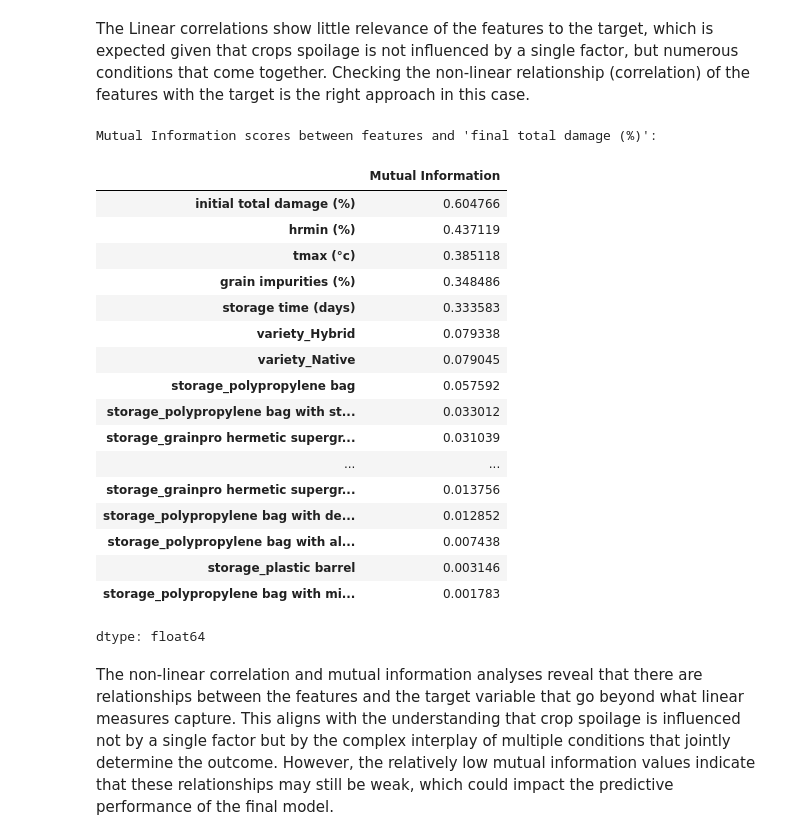
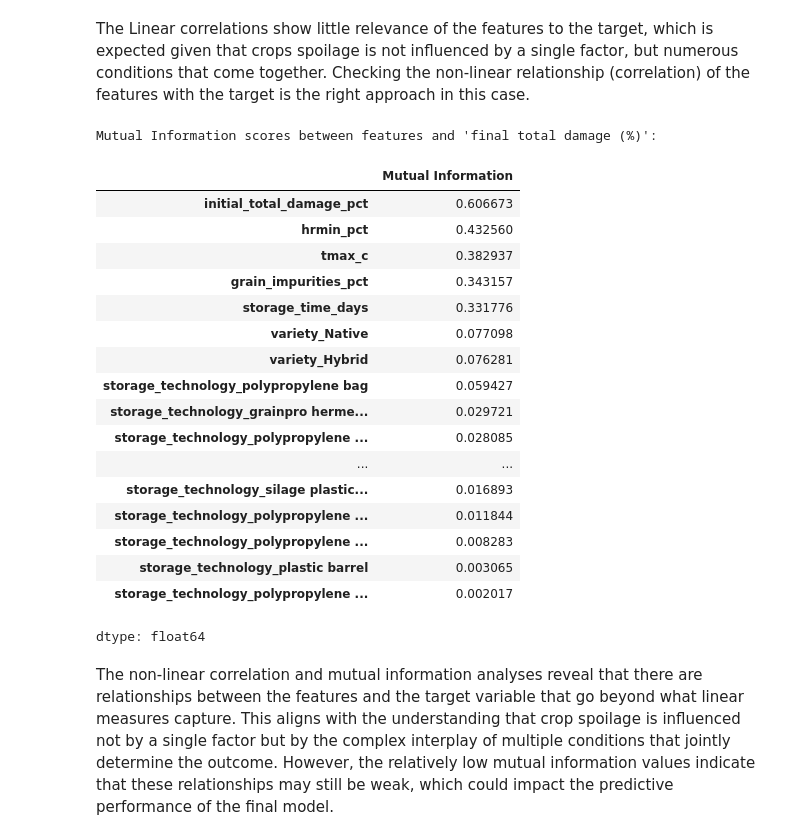
Before and after one commit to Chrisos10/CropWatch, a Jupyter notebook: model_training/Capstone_Model_Training.ipynb, the cells around one changed output. Saved outputs shown, nothing was run; the diff lists cells and outputs as text; code cells hidden in the pictures.

```diff
--- a/model_training/Capstone_Model_Training.ipynb
+++ b/model_training/Capstone_Model_Training.ipynb
@@ -304,3 +332,15 @@ df_clean.head()
 # %%
 # Dropping the environment column dummy
 df_clean.drop(columns=['Environment'], inplace=True)
+# %%
+# renaming the column names and removing spaces and special characters
+df_clean = df_clean.rename(columns={
+    'storage technology': 'storage_technology',
+    'tmax (°c)': 'tmax_c',
+    'hrmin (%)': 'hrmin_pct',
+    'variety': 'variety',
+    'storage time (days)': 'storage_time_days',
+    'grain impurities (%)': 'grain_impurities_pct',
+    'initial total damage (%)': 'initial_total_damage_pct',
+    'final total damage  (%)': 'final_total_damage_pct'
+})
@@ -337,0 +369,19 @@ display(df_encoded.head())
+# %%
+# Columns to encode
+categorical_cols = ['storage_technology', 'variety']
+
+# One-hot encoder
+encoder = OneHotEncoder(handle_unknown='ignore', sparse_output=False)
+
+# Fit & transform on the full dataset
+encoded_features = encoder.fit_transform(df_clean[categorical_cols])
+
+# Build encoded DataFrame
+encoded_data = pd.DataFrame(
+    encoded_features,
+    columns=encoder.get_feature_names_out(categorical_cols),
+    index=df_clean.index
+)
+
+# Display sample output
+display(encoded_data.head())
@@ -337,0 +399,2 @@ display(df_encoded.head())
+# %%
+df_encoded = pd.concat([df_clean.drop(columns=categorical_cols), encoded_data], axis=1)
@@ -377,41 +449,41 @@ dtype: float64
 The Linear correlations show little relevance of the features to the target, which is expected given that crops spoilage is not influenced by a single factor, but numerous conditions that come together. Checking the non-linear relationship (correlation) of the features with the target is the right approach in this case.
 # %%
 # Separating features and target
-X = df_encoded.drop('final total damage  (%)', axis=1)
-y = df_encoded['final total damage  (%)']
+X = df_encoded.drop('final_total_damage_pct', axis=1)
+y = df_encoded['final_total_damage_pct']
 
 # Calculate mutual information
 # Using mutual_info_regression because the target variable is continuous
 mutual_info = mutual_info_regression(X, y)
 
 # Creating a pandas Series for better visualization
 mutual_info = pd.Series(mutual_info, name="Mutual Information", index=X.columns)
 
 # Sorting the mutual information values
 mutual_info = mutual_info.sort_values(ascending=False)
 
 # Display the mutual information scores
 print("Mutual Information scores between features and 'final total damage (%)':")
 display(mutual_info)
 # %% [output]
 Mutual Information scores between features and 'final total damage (%)':
 |  | Mutual Information |
-| initial total damage (%) | 0.604766 |
-| hrmin (%) | 0.437119 |
-| tmax (°c) | 0.385118 |
-| grain impurities (%) | 0.348486 |
-| storage time (days) | 0.333583 |
-| variety_Hybrid | 0.079338 |
-| variety_Native | 0.079045 |
-| storage_polypropylene bag | 0.057592 |
-| storage_polypropylene bag with st... | 0.033012 |
-| storage_grainpro hermetic supergr... | 0.031039 |
+| initial_total_damage_pct | 0.606673 |
+| hrmin_pct | 0.432560 |
+| tmax_c | 0.382937 |
+| grain_impurities_pct | 0.343157 |
+| storage_time_days | 0.331776 |
+| variety_Native | 0.077098 |
+| variety_Hybrid | 0.076281 |
+| storage_technology_polypropylene bag | 0.059427 |
+| storage_technology_grainpro herme... | 0.029721 |
+| storage_technology_polypropylene ... | 0.028085 |
 | ... | ... |
-| storage_grainpro hermetic supergr... | 0.013756 |
-| storage_polypropylene bag with de... | 0.012852 |
-| storage_polypropylene bag with al... | 0.007438 |
-| storage_plastic barrel | 0.003146 |
-| storage_polypropylene bag with mi... | 0.001783 |
+| storage_technology_silage plastic... | 0.016893 |
+| storage_technology_polypropylene ... | 0.011844 |
+| storage_technology_polypropylene ... | 0.008283 |
+| storage_technology_plastic barrel | 0.003065 |
+| storage_technology_polypropylene ... | 0.002017 |
 dtype: float64
 # %% [markdown]
 The non-linear correlation and mutual information analyses reveal that there are relationships between the features and the target variable that go beyond what linear measures capture. This aligns with the understanding that crop spoilage is influenced not by a single factor but by the complex interplay of multiple conditions that jointly determine the outcome. However, the relatively low mutual information values indicate that these relationships may still be weak, which could impact the predictive performance of the final model.
```
Also changed, not shown: parts of 28 cells of this notebook.
